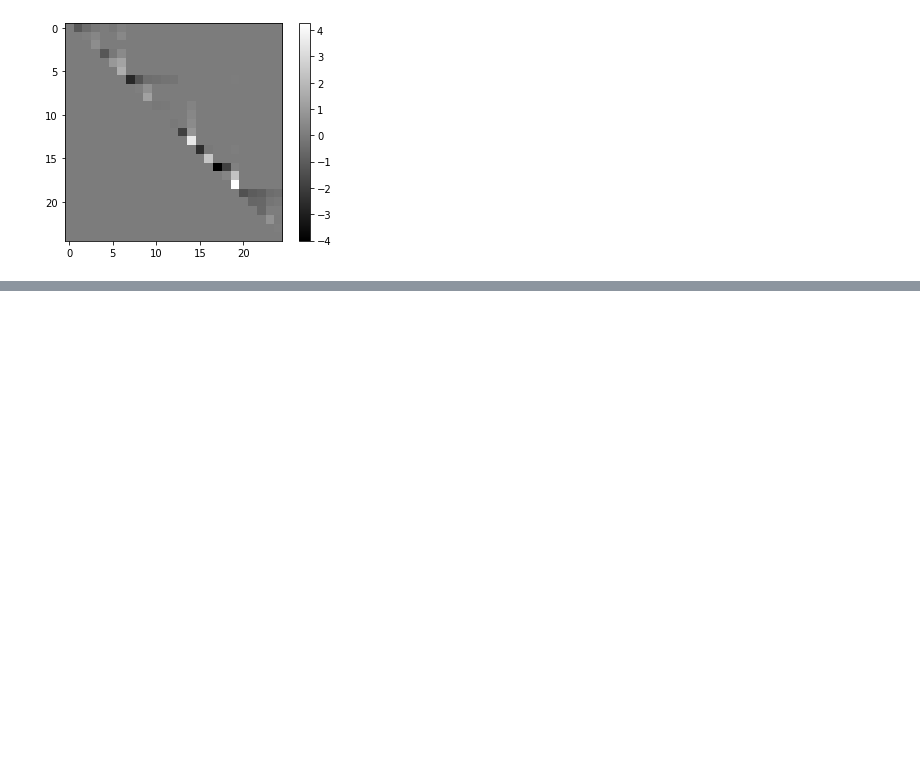
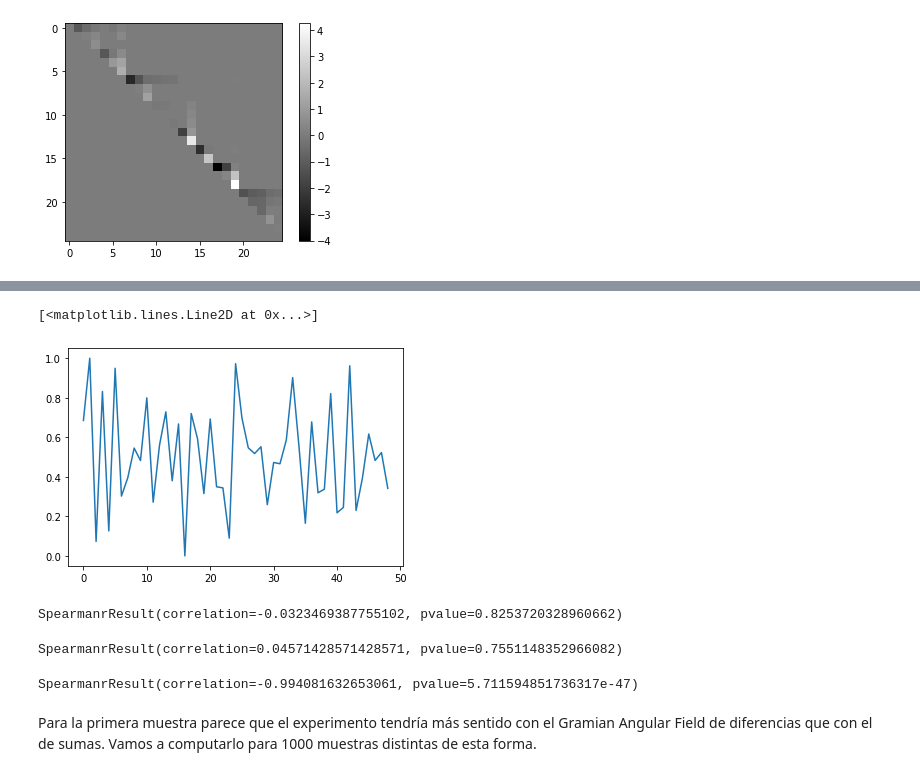
Before and after one commit to cperezln/vg_gaf, a Jupyter notebook: cristianperez/Experimentos.ipynb, the cells around one changed output, grey strips where cells are left out. Saved outputs shown, nothing was run; the diff lists cells and outputs as text; code cells hidden in the pictures; blank space fills up the shorter version.

```diff
--- a/cristianperez/Experimentos.ipynb
+++ b/cristianperez/Experimentos.ipynb
@@ -45,0 +114,2 @@ plt.colorbar();
+# %%
+gadm = gadf(ts)
@@ -45,0 +120,2 @@ plt.colorbar();
+# %%
+diag_dgaf = [gadm[i][i+1] for i in range(49)]
@@ -45,0 +129,2 @@ plt.colorbar();
+# %%
+ndiag_dgaf = NormalizeData(diag_dgaf)
@@ -45,0 +146,6 @@ plt.colorbar();
+# %%
+fig, ax = plt.subplots()
+ax.plot(range(49), ndiag_dgaf)
+# %% [output]
+[<matplotlib.lines.Line2D at 0x...>]
+[figure, added]
@@ -45,0 +154,14 @@ plt.colorbar();
+# %%
+spearmanr(ndiag_gaf, ndiag_dgaf)
+# %% [output]
+SpearmanrResult(correlation=-0.0323469387755102, pvalue=0.8253720328960662)
+# %%
+spearmanr(ndiag_gaf, ndiag_vg)
+# %% [output]
+SpearmanrResult(correlation=0.04571428571428571, pvalue=0.7551148352966082)
+# %%
+spearmanr(ndiag_dgaf, ndiag_vg)
+# %% [output]
+SpearmanrResult(correlation=-0.994081632653061, pvalue=5.711594851736317e-47)
+# %% [markdown]
+Para la primera muestra parece que el experimento tendría más sentido con el Gramian Angular Field de diferencias que con el de sumas. Vamos a computarlo para 1000 muestras distintas de esta forma.
```
Also changed, not shown: parts of 78 cells of this notebook, 2 other files.
